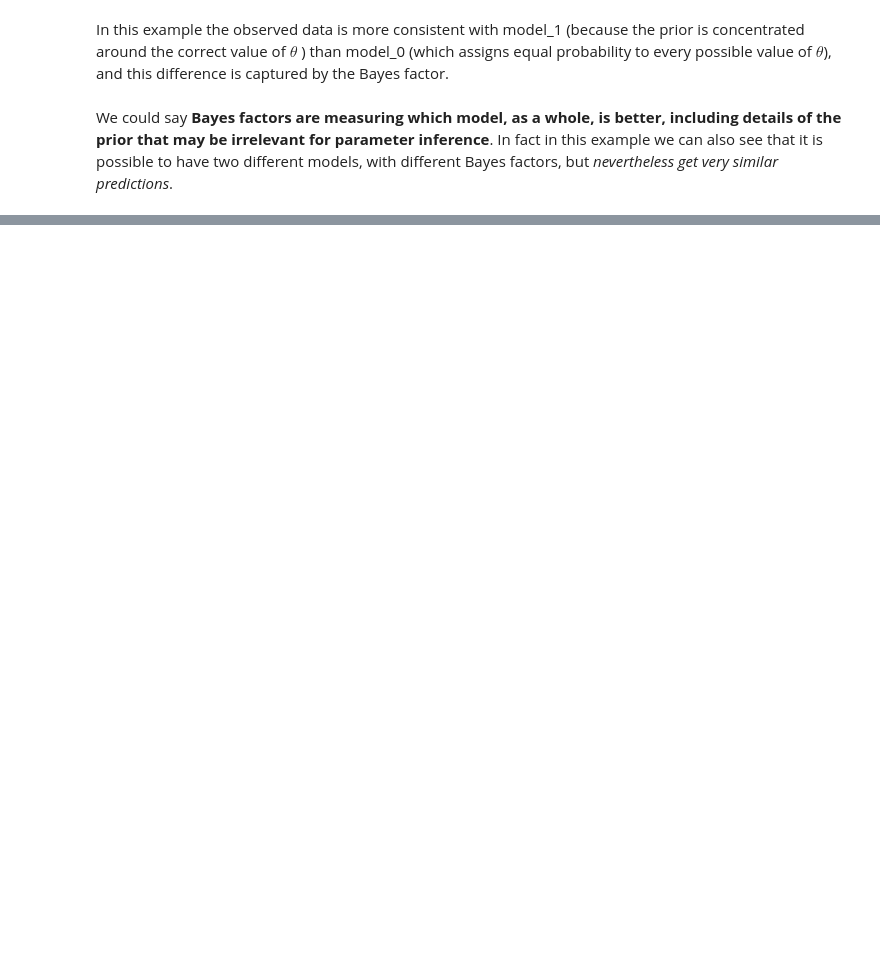
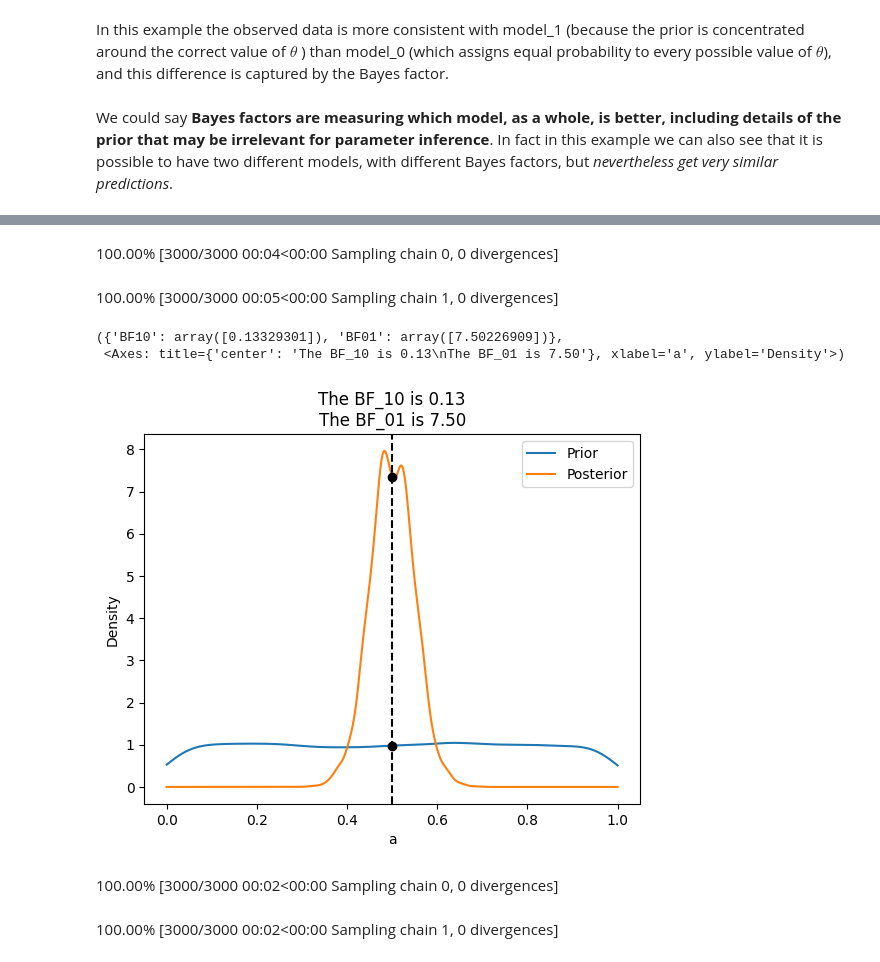
Before and after one commit to cfteach/BRDS_DATA644, a Jupyter notebook: _sources/Bayes_Factors.ipynb, the cells around one changed output, grey strips where cells are left out. Drawn from its saved outputs; the diff is of its cells as text; code cells hidden in the pictures; blank space fills up the shorter version.

```diff
--- a/_sources/Bayes_Factors.ipynb
+++ b/_sources/Bayes_Factors.ipynb
@@ -145,0 +154,24 @@ We could say **Bayes factors are measuring which model, as a whole, is better, i
+# %%
+with pm.Model() as model_uni:
+    a = pm.Beta("a", 1, 1)
+    yl = pm.Bernoulli("yl", a, observed=y)
+    idata_uni = pm.sample(2000, random_seed=42)
+    idata_uni.extend(pm.sample_prior_predictive(8000))
+# %% [output]
+100.00% [3000/3000 00:04<00:00 Sampling chain 0, 0 divergences]
+100.00% [3000/3000 00:05<00:00 Sampling chain 1, 0 divergences]
+# %%
+az.plot_bf(idata_uni, var_name="a", ref_val=0.5)
+# %% [output]
+({'BF10': array([0.13329301]), 'BF01': array([7.50226909])},
+ <Axes: title={'center': 'The BF_10 is 0.13\nThe BF_01 is 7.50'}, xlabel='a', ylabel='Density'>)
+[figure, added]
+# %%
+with pm.Model() as model_conc:
+    a = pm.Beta("a", 30, 30)
+    yl = pm.Bernoulli("yl", a, observed=y)
+    idata_conc = pm.sample(2000, random_seed=42)
+    idata_conc.extend(pm.sample_prior_predictive(8000))
+# %% [output]
+100.00% [3000/3000 00:02<00:00 Sampling chain 0, 0 divergences]
+100.00% [3000/3000 00:02<00:00 Sampling chain 1, 0 divergences]
```
Also changed, not shown: parts of 9 cells of this notebook, 7 other files.
